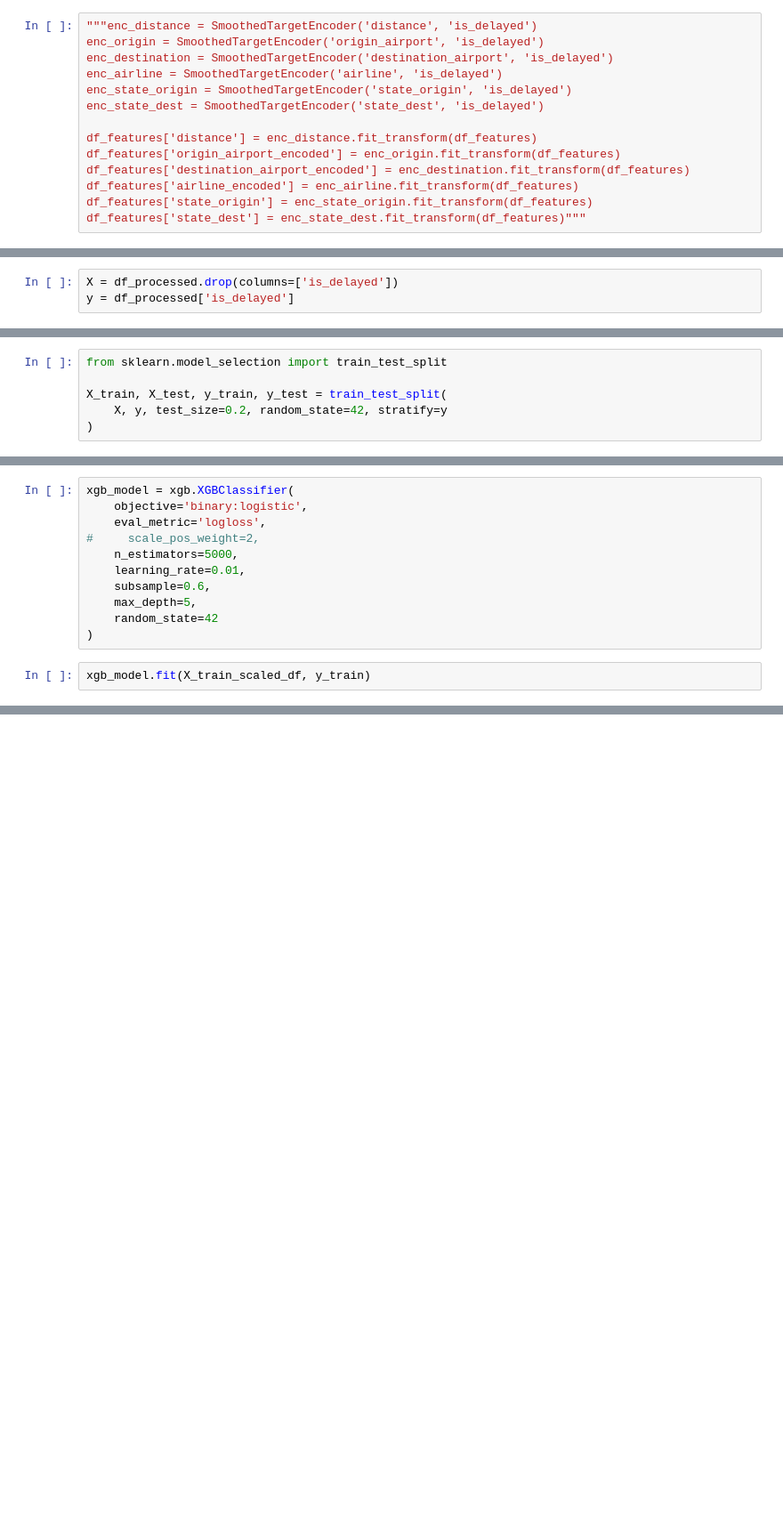
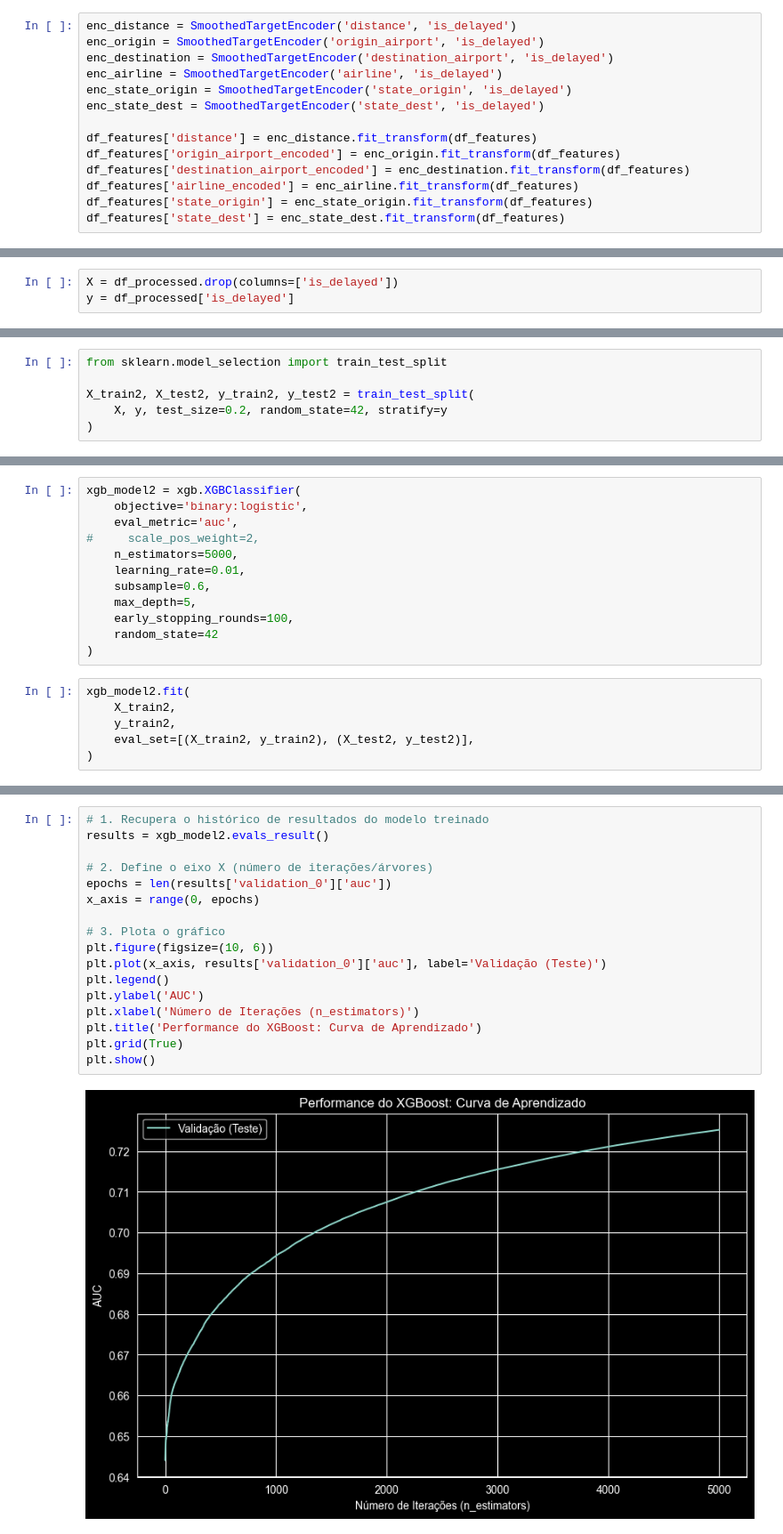
Before and after one commit to GuilhermeDellatin/fiap-machine-learning-tech-challenge-3, a Jupyter notebook: flight-classifier.ipynb, the cells around one changed output, grey strips where cells are left out. Shown at 89% size. Drawn from its saved outputs; the diff is of its cells as text; blank space fills up the shorter version.

```diff
--- a/flight-classifier.ipynb
+++ b/flight-classifier.ipynb
@@ -130,5 +68,5 @@ X_test  = X_test_enc[final_features].copy()
 # %%
-"""enc_distance = SmoothedTargetEncoder('distance', 'is_delayed')
+enc_distance = SmoothedTargetEncoder('distance', 'is_delayed')
 enc_origin = SmoothedTargetEncoder('origin_airport', 'is_delayed')
 enc_destination = SmoothedTargetEncoder('destination_airport', 'is_delayed')
 enc_airline = SmoothedTargetEncoder('airline', 'is_delayed')
@@ -140,7 +78,7 @@ df_features['origin_airport_encoded'] = enc_origin.fit_transform(df_features)
 df_features['destination_airport_encoded'] = enc_destination.fit_transform(df_features)
 df_features['airline_encoded'] = enc_airline.fit_transform(df_features)
 df_features['state_origin'] = enc_state_origin.fit_transform(df_features)
-df_features['state_dest'] = enc_state_dest.fit_transform(df_features)"""
+df_features['state_dest'] = enc_state_dest.fit_transform(df_features)
 # %%
 df_features['scheduled_departure'] = pd.to_datetime(df_features['scheduled_departure'])
 df_features['scheduled_arrival']   = pd.to_datetime(df_features['scheduled_arrival'])
@@ -290,7 +207,7 @@ y = df_processed['is_delayed']
 # %%
 from sklearn.model_selection import train_test_split
 
-X_train, X_test, y_train, y_test = train_test_split(
+X_train2, X_test2, y_train2, y_test2 = train_test_split(
     X, y, test_size=0.2, random_state=42, stratify=y
 )
 # %%
@@ -304,13 +225,18 @@ X_test_scaled_df = pd.DataFrame(X_test_scaled, columns=feature_names)
 # %%
-xgb_model = xgb.XGBClassifier(
+xgb_model2 = xgb.XGBClassifier(
     objective='binary:logistic',
-    eval_metric='logloss',
+    eval_metric='auc',
 #     scale_pos_weight=2,
     n_estimators=5000,
     learning_rate=0.01,
     subsample=0.6,
     max_depth=5,
+    early_stopping_rounds=100,
     random_state=42
 )
 # %%
-xgb_model.fit(X_train_scaled_df, y_train)
+xgb_model2.fit(
+    X_train2,
+    y_train2,
+    eval_set=[(X_train2, y_train2), (X_test2, y_test2)],
+)
@@ -333,0 +299,19 @@ print(cm)
+# %%
+# 1. Recupera o histórico de resultados do modelo treinado
+results = xgb_model2.evals_result()
+
+# 2. Define o eixo X (número de iterações/árvores)
+epochs = len(results['validation_0']['auc'])
+x_axis = range(0, epochs)
+
+# 3. Plota o gráfico
+plt.figure(figsize=(10, 6))
+plt.plot(x_axis, results['validation_0']['auc'], label='Validação (Teste)')
+plt.legend()
+plt.ylabel('AUC')
+plt.xlabel('Número de Iterações (n_estimators)')
+plt.title('Performance do XGBoost: Curva de Aprendizado')
+plt.grid(True)
+plt.show()
+# %% [output]
+[figure, added]
```
Also changed, not shown: parts of 12 cells of this notebook.
